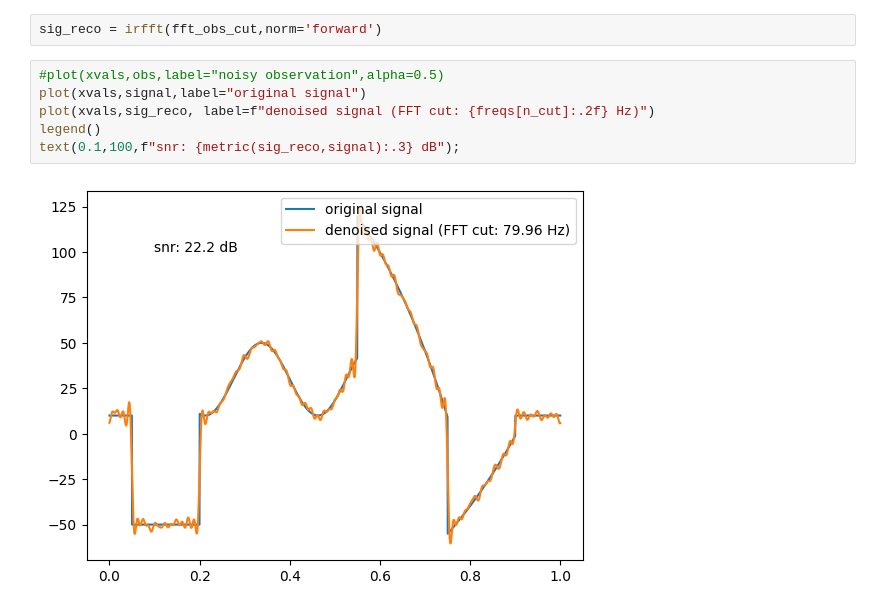
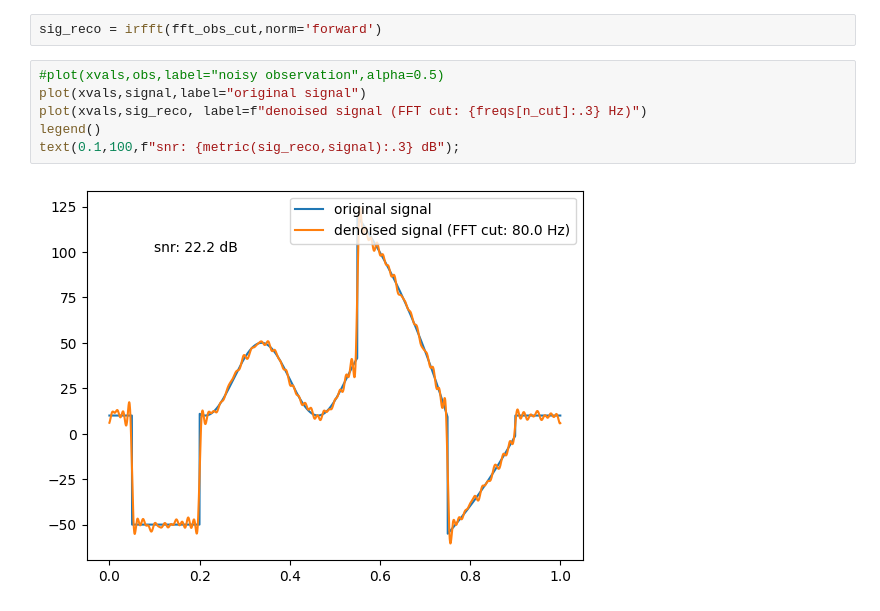
Before and after one commit to jecampagne/cours_mallat_cdf, a Jupyter notebook: cours2024/Wavelet1DDenoising.ipynb, the cells around one changed output. Drawn from its saved outputs; the diff is of its cells as text.

```diff
--- a/cours2024/Wavelet1DDenoising.ipynb
+++ b/cours2024/Wavelet1DDenoising.ipynb
@@ -156,8 +156,8 @@ sig_reco = irfft(fft_obs_cut,norm='forward')
 # %%
 #plot(xvals,obs,label="noisy observation",alpha=0.5)
 plot(xvals,signal,label="original signal")
-plot(xvals,sig_reco, label=f"denoised signal (FFT cut: {freqs[n_cut]:.2f} Hz)")
+plot(xvals,sig_reco, label=f"denoised signal (FFT cut: {freqs[n_cut]:.3} Hz)")
 legend()
 text(0.1,100,f"snr: {metric(sig_reco,signal):.3} dB");
 # %% [output]
-[figure, old version]
+[figure, new version]
```
